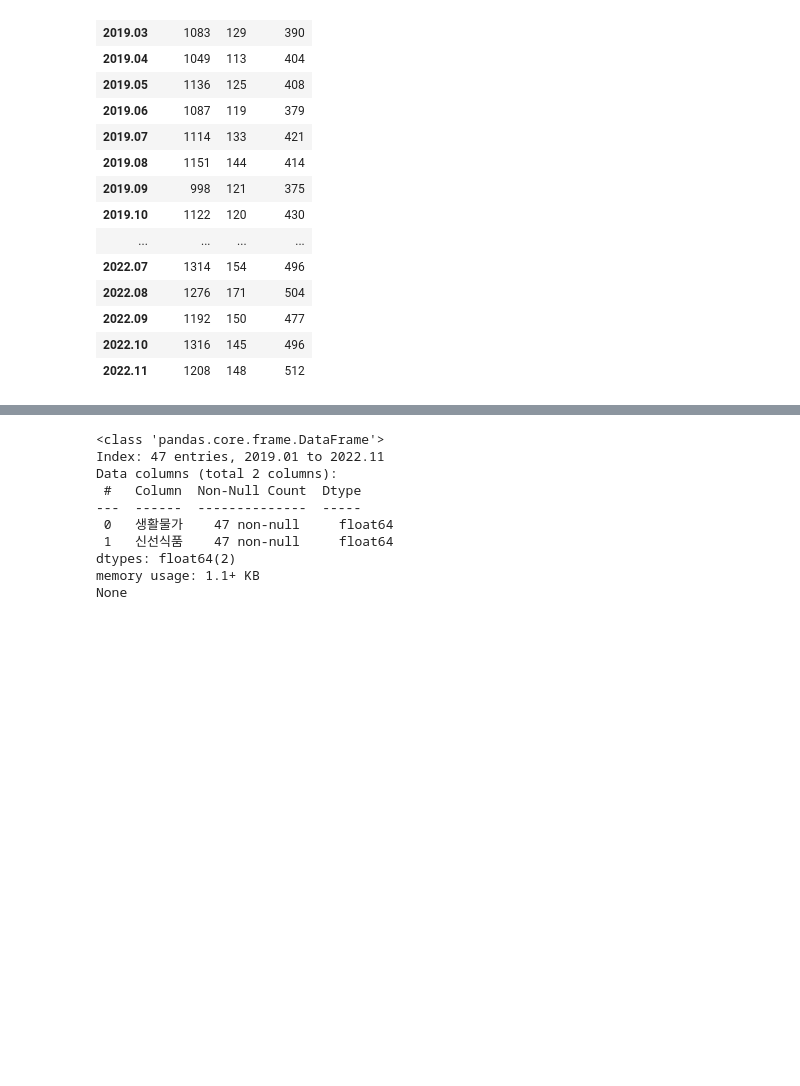
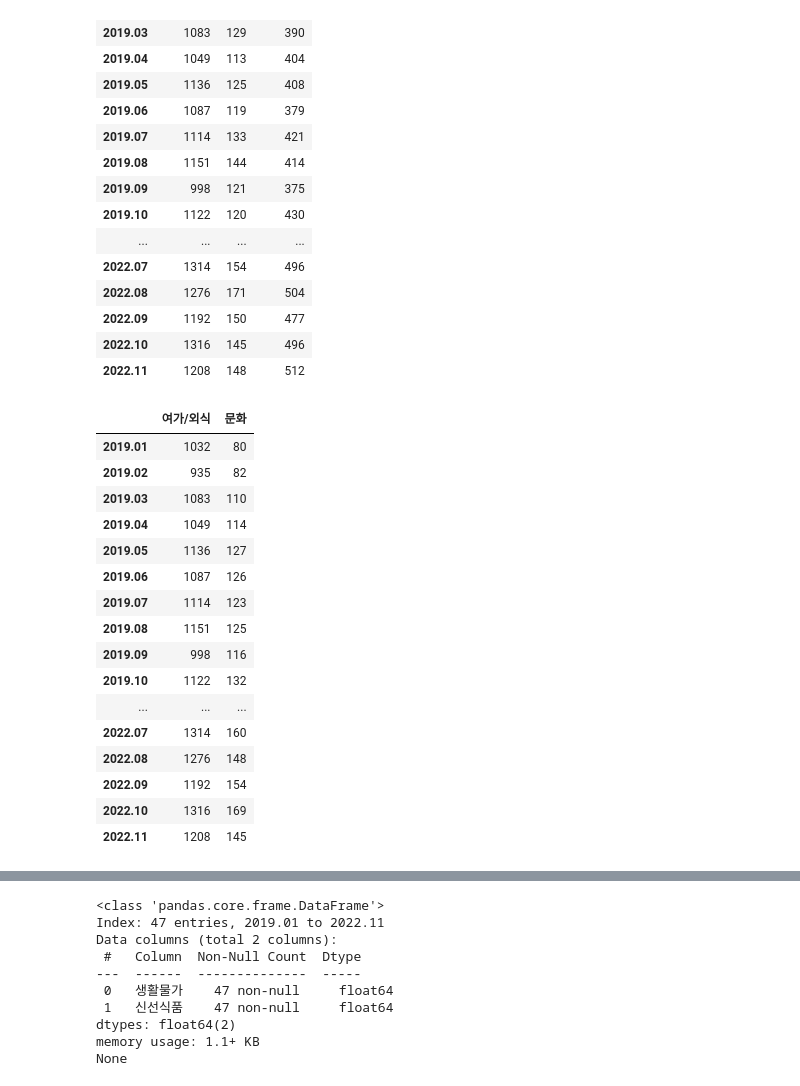
Before and after one commit to Frankensosege/Mini_prj, a Jupyter notebook: Semi Project.ipynb, the cells around one changed output, grey strips where cells are left out. Drawn from its saved outputs; the diff is of its cells as text; code cells hidden in the pictures; blank space fills up the shorter version.

```diff
--- a/Semi Project.ipynb
+++ b/Semi Project.ipynb
@@ -109,6 +112,28 @@ df_app
 | 2022.09 | 1192 | 150 | 477 |
 | 2022.10 | 1316 | 145 | 496 |
 | 2022.11 | 1208 | 148 | 512 |
+# %%
+df_ap2 = df1.drop(['도매 및 소매업', '운수업', '사업시설관리 및 사업지원 서비스업', '협회 및 단체, 수리 및 기타 개인 서비스업', '교육서비스업', '보건업 및 사회복지 서비스업'], axis=1)
+df_ap2.columns = ['여가/외식', '문화']
+df_ap2
+# %% [output]
+|  | 여가/외식 | 문화 |
+| 2019.01 | 1032 | 80 |
+| 2019.02 | 935 | 82 |
+| 2019.03 | 1083 | 110 |
+| 2019.04 | 1049 | 114 |
+| 2019.05 | 1136 | 127 |
+| 2019.06 | 1087 | 126 |
+| 2019.07 | 1114 | 123 |
+| 2019.08 | 1151 | 125 |
+| 2019.09 | 998 | 116 |
+| 2019.10 | 1122 | 132 |
+| ... | ... | ... |
+| 2022.07 | 1314 | 160 |
+| 2022.08 | 1276 | 148 |
+| 2022.09 | 1192 | 154 |
+| 2022.10 | 1316 | 169 |
+| 2022.11 | 1208 | 145 |
 # %%
 df2 = pd.read_csv('./월별_소비자물가_등락률.csv', encoding='cp949')
 df2
```
Also changed, not shown: parts of 4 cells of this notebook.
